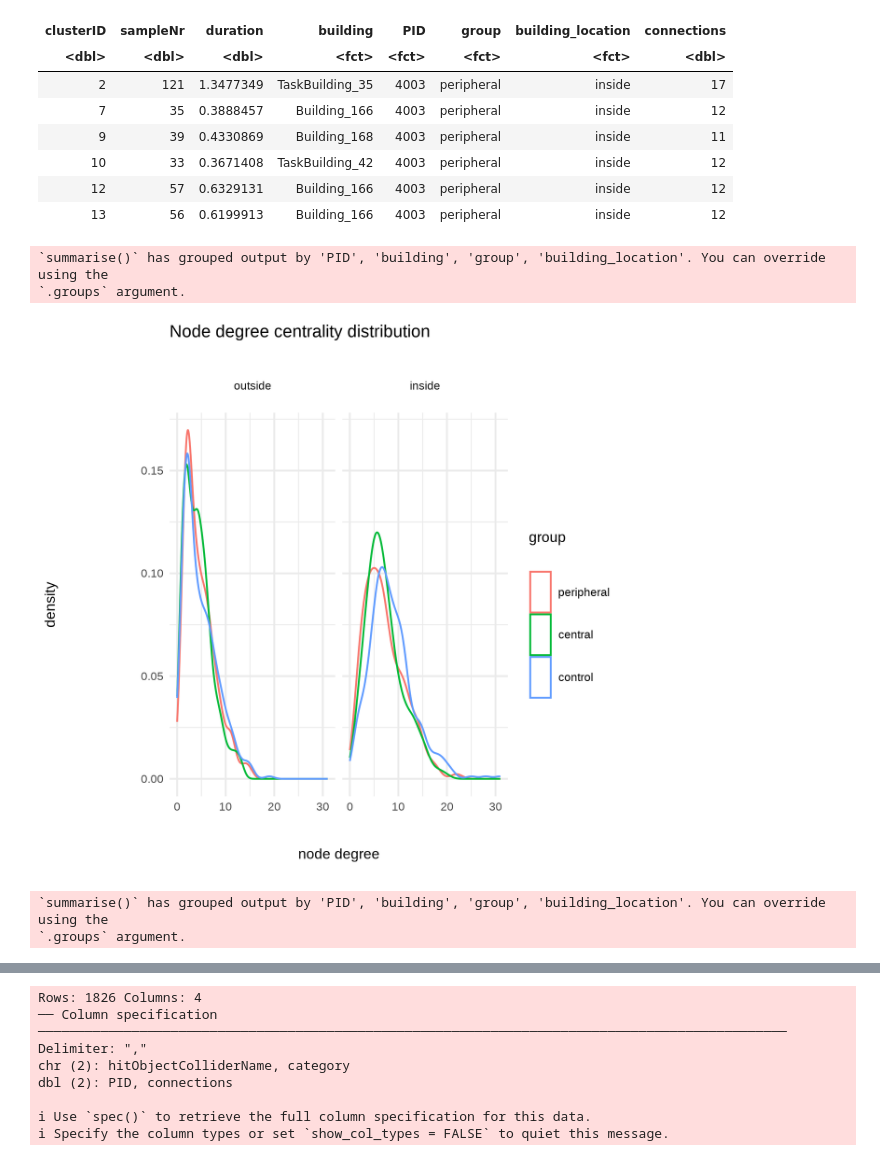
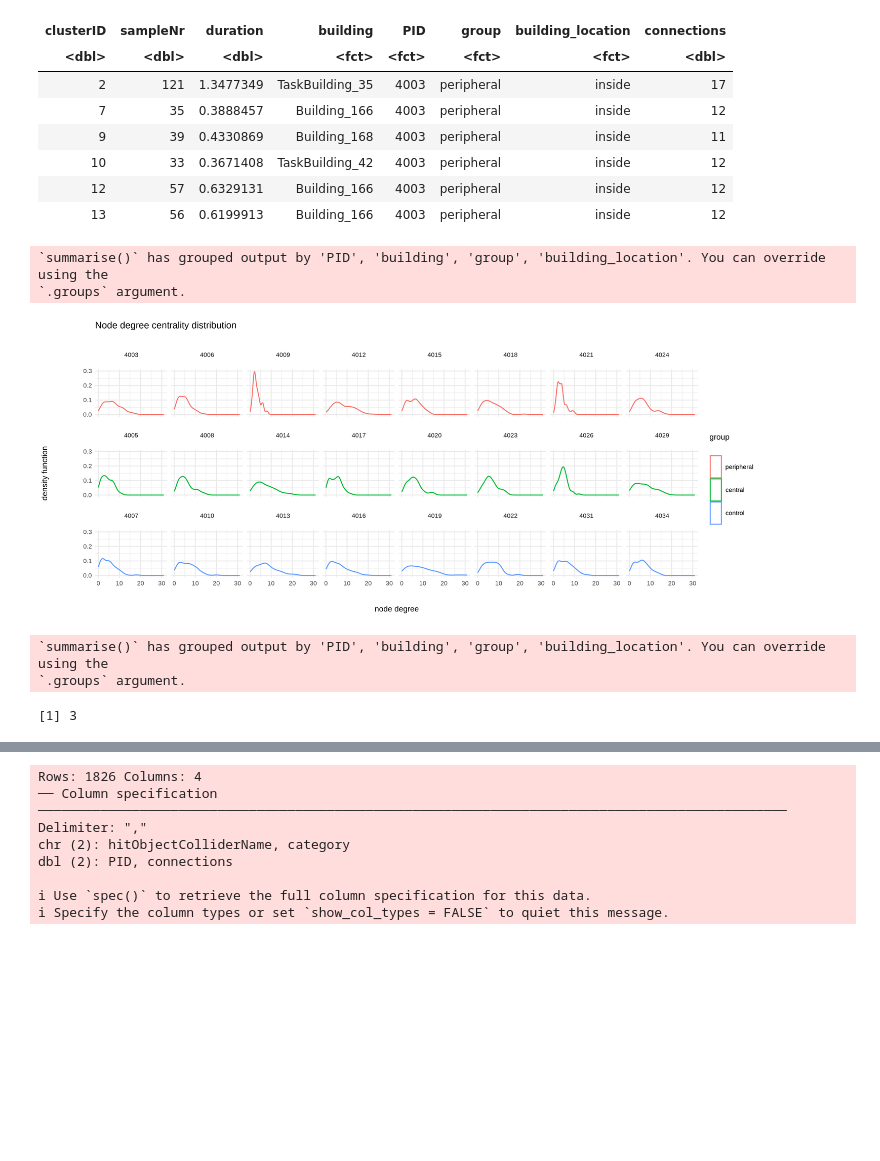
Before and after one commit to SanD94/VReGTrET, a Jupyter notebook: GraphTheory_ET_VR_Westbrueck/Analysis/raw_gaze_analysis/figure_playground.ipynb, the cells around one changed output, grey strips where cells are left out. Drawn from its saved outputs; the diff is of its cells as text; code cells hidden in the pictures; blank space fills up the shorter version.

```diff
--- a/GraphTheory_ET_VR_Westbrueck/Analysis/raw_gaze_analysis/figure_playground.ipynb
+++ b/GraphTheory_ET_VR_Westbrueck/Analysis/raw_gaze_analysis/figure_playground.ipynb
@@ -258,23 +279,32 @@ A tibble: 6 × 8
 | 10 | 33 | 0.3671408 | TaskBuilding_42 | 4003 | peripheral | inside | 12 |
 | 12 | 57 | 0.6329131 | Building_166 | 4003 | peripheral | inside | 12 |
 | 13 | 56 | 0.6199913 | Building_166 | 4003 | peripheral | inside | 12 |
+# %%
+pid_order <- df_node |> arrange(group) |> distinct(PID) |> pull(PID)
 # %%
+options(repr.plot.width=16, repr.plot.height=6, repr.plot.res = 600)
 fig <- df_node |>
     group_by(PID, building, group, building_location, connections) |>
     summarise(median_duration = median(duration)) |>
     ungroup() |>
-    ggplot(aes(x = connections, group = group, color = group)) +
+    ggplot(aes(x = connections, group = PID, color = group)) +
+      # geom_histogram(bins = 50) +
       geom_density(alpha = 0.6) +  # Adjust alpha for transparency
-      facet_wrap(~ building_location) +  # Facet by the interaction of the two factors
+      facet_wrap(
+          ~ factor(PID, pid_order),
+          ncol = 8
+      ) +  # Facet by the interaction of the two factors
       theme_minimal() +
       labs(title = "Node degree centrality distribution",
            x = "node degree",
-           y = "density")
+           y = "density function")
 fig
+ggsave("sim_indiv_node_degree_dist.svg", fig, width = 16, height = 6, units = "in", dpi = 600)
+options(repr.plot.width=8, repr.plot.height=6, repr.plot.res = 300)
 # %% [output]
 `summarise()` has grouped output by 'PID', 'building', 'group', 'building_location'. You can override using the
 `.groups` argument.
-[figure, old version]
+[figure, new version]
 # %%
 df_group_node <- df_node |>
     group_by(PID, building, group, building_location, connections) |>
@@ -283,3 +313,9 @@ df_group_node <- df_node |>
 # %% [output]
 `summarise()` has grouped output by 'PID', 'building', 'group', 'building_location'. You can override using the
 `.groups` argument.
+# %%
+# peripheral central control
+
+group_df_node <- df_node |> group_by(group) |> group_split()
+# %% [output]
+[1] 3
```
Also changed, not shown: parts of 16 cells of this notebook, 3 other files.
